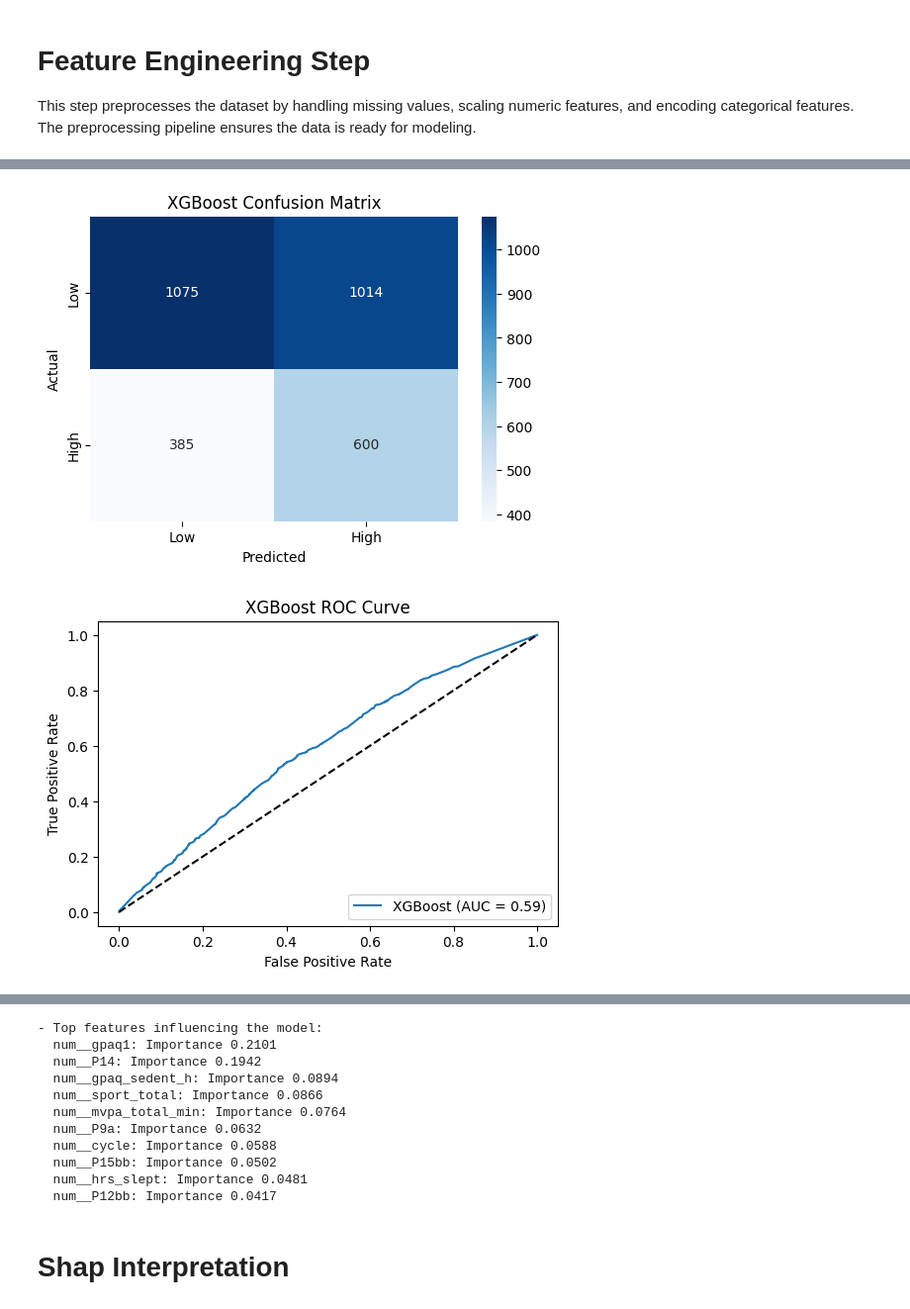
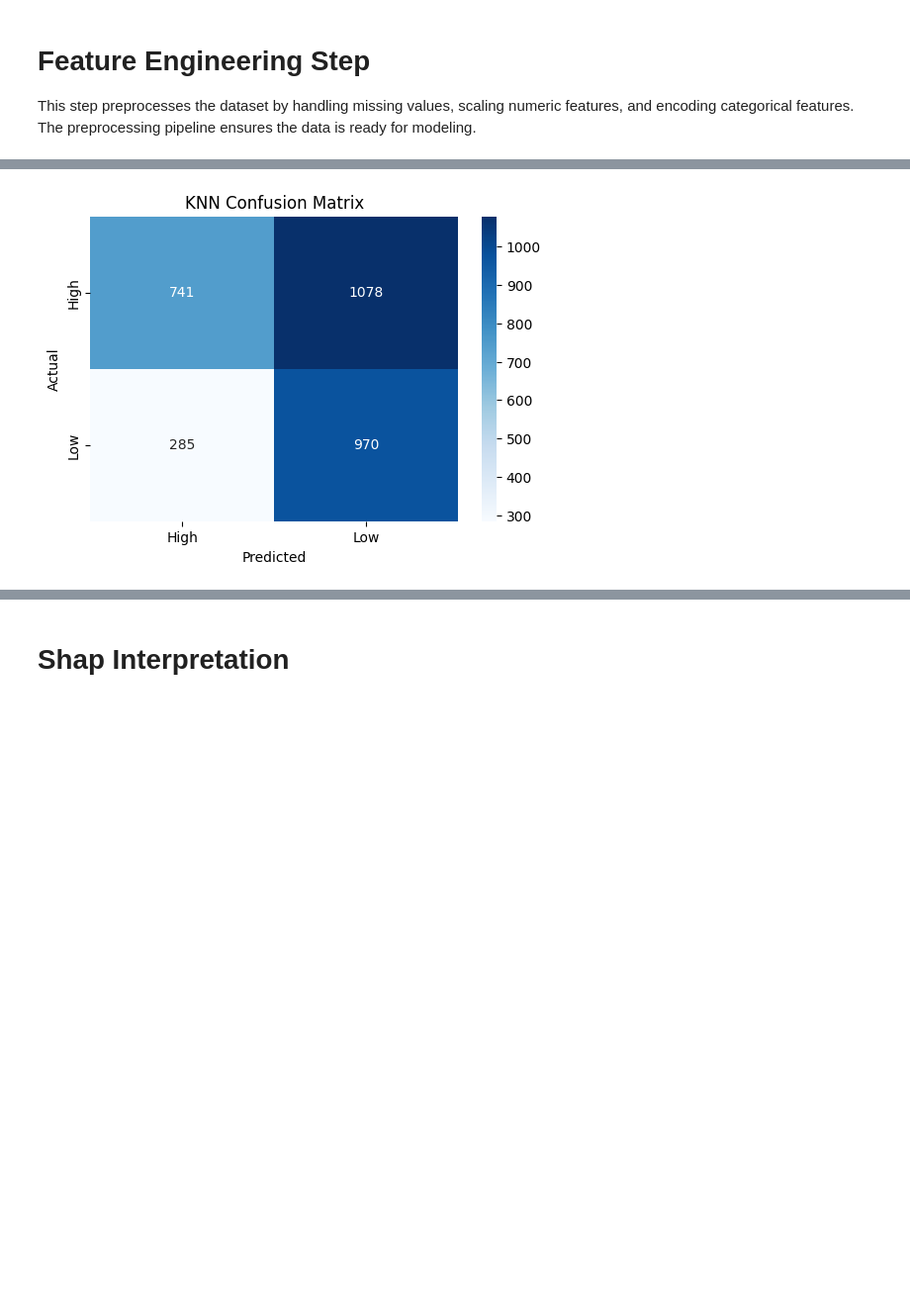
Before and after one commit to stephugm/sad-mental-health-prediction, a Jupyter notebook: student_mental_health.ipynb, the cells around one changed output, grey strips where cells are left out. Shown at 99% size. Cells and saved outputs as stored; diff of their text form; code cells hidden in the pictures; blank space fills up the shorter version.

```diff
--- a/student_mental_health.ipynb
+++ b/student_mental_health.ipynb
@@ -271,11 +384,15 @@ from sklearn.ensemble import RandomForestClassifier
 from sklearn.neighbors import KNeighborsClassifier
 from xgboost import XGBClassifier
 from sklearn.model_selection import train_test_split, GridSearchCV, StratifiedKFold
-from sklearn.metrics import classification_report, confusion_matrix, roc_curve, auc
+from sklearn.metrics import classification_report, confusion_matrix, roc_curve, auc, f1_score
 import matplotlib.pyplot as plt
 import seaborn as sns
 import joblib
 import numpy as np
+# For SMOTE resampling and imbalanced-aware pipeline
+from imblearn.over_sampling import SMOTE
+from imblearn.pipeline import Pipeline as ImbPipeline
+from collections import Counter
 
 # Split the data into training and testing sets
 X = processed_X
@@ -284,8 +401,16 @@ y = y.values  # aligned target array
 X_train, X_test, y_train, y_test = train_test_split(X, y, test_size=0.2, random_state=42, stratify=y)
 # Use stratified K-fold for cross-validation and prioritize recall
 cv = StratifiedKFold(n_splits=5, shuffle=True, random_state=42)
-# Define classifiers and their hyperparameter grids (add class-weight for RF)
+
+# NOTE: SMOTE will be applied inside cross-validation using an imblearn Pipeline
+# (This prevents data leakage from applying SMOTE before CV folds.)
 classifiers = {
+    'XGBoost': (XGBClassifier(eval_metric='logloss', verbosity=0), {
+        "n_estimators": [300, 400, 500],
+        "max_depth": [6, 8, 10],
+        "learning_rate": [0.03, 0.05, 0.07],
+        "subsample": [0.7],
+    }),
     'RandomForest': (RandomForestClassifier(class_weight='balanced', random_state=42), {
         'n_estimators': [50, 100, 200],
         'max_depth': [None, 10, 20],
@@ -295,11 +420,6 @@ classifiers = {
         'n_neighbors': [3, 5, 7],
         'weights': ['uniform', 'distance']
     }),
-    'XGBoost': (XGBClassifier(eval_metric='logloss', verbosity=0), {
-        'n_estimators': [50, 100, 200],
-        'max_depth': [3, 5, 7],
-        'learning_rate': [0.01, 0.1, 0.2]
-    })
 }
 # Attempt to get feature names (sklearn >=1.0) for interpretation/importance mapping
 try:
@@ -309,38 +429,43 @@ except Exception:
         feature_names = preprocessor.get_feature_names_out()
     except Exception:
         feature_names = None
-# Perform hyperparameter tuning and evaluate models (scoring='recall')
+# Perform hyperparameter tuning and evaluate models (scoring='f1_macro')
 for name, (model, params) in classifiers.items():
     print(f"\n{name} Evaluation:")
-    # For XGBoost set scale_pos_weight based on training labels to handle imbalance
-    if name == 'XGBoost':
-        n_pos = int((y_train == 1).sum())
-        n_neg = int((y_train == 0).sum())
-        if n_pos == 0:
-            scale_pos_weight = 1
-        else:
-            scale_pos_weight = float(n_neg) / float(max(1, n_pos))
-        model.set_params(scale_pos_weight=scale_pos_weight)
-        print(f'Set XGBoost scale_pos_weight={scale_pos_weight:.2f}')
-    grid_search = GridSearchCV(model, params, cv=cv, scoring='recall')
+    # Build an imbalanced-aware pipeline that applies SMOTE inside each CV fold
+    pipeline_clf = ImbPipeline([('smote', SMOTE(random_state=42)), ('model', model)])
+    # Prefix the model hyperparameters so GridSearchCV targets the inner estimator
+    param_grid = {f'model__{k}': v for k, v in params.items()}
+    # Optimize for macro-F1 to balance performance across both classes
+    grid_search = GridSearchCV(pipeline_clf, param_grid, cv=cv, scoring='f1_macro', n_jobs=-1)
     grid_search.fit(X_train, y_train)
-    best_model = grid_search.best_estimator_
-    # Save the full pipeline (preprocessor + trained model) to avoid mismatches later
-    pipeline = Pipeline([('preprocessor', preprocessor), ('model', best_model)])
-    joblib.dump(pipeline, f'best_{name}_pipeline.pkl')
+    best_pipeline = grid_search.best_estimator_
+    # Extract the trained inner model for saving into a full preprocessor+model pipeline
+    try:
+        best_model = best_pipeline.named_steps['model']
+    except Exception:
+        best_model = best_pipeline
+    # Save the full pipeline (preprocessor + trained model) for later use
+    deploy_pipeline = Pipeline([('preprocessor', preprocessor), ('model', best_model)])
+    joblib.dump(deploy_pipeline, f'best_{name}_pipeline.pkl')
     if feature_names is not None:
         joblib.dump(feature_names, f'feature_names_{name}.pkl')
     print(f"Best {name} pipeline saved as 'best_{name}_pipeline.pkl'")
 
-    # Predictions and classification report
-    y_pred = best_model.predict(X_test)
+    # Predictions and classification report (use the best_pipeline which expects processed arrays)
+    y_pred = best_pipeline.predict(X_test)
     print("Classification Report:")
-    print(classification_report(y_test, y_pred))
+    # Ensure target names match encoding: 0 -> High, 1 -> Low
+    target_names = ['High', 'Low']
+    print(classification_report(y_test, y_pred, target_names=target_names))
+    # Print macro-F1 explicitly
+    test_macro_f1 = f1_score(y_test, y_pred, average='macro')
+    print(f"Test macro-F1: {test_macro_f1:.4f}")
 
     # Confusion matrix
     cm = confusion_matrix(y_test, y_pred)
     plt.figure(figsize=(6, 4))
-    sns.heatmap(cm, annot=True, fmt='d', cmap='Blues', xticklabels=['Low', 'High'], yticklabels=['Low', 'High'])
+    sns.heatmap(cm, annot=True, fmt='d', cmap='Blues', xticklabels=target_names, yticklabels=target_names)
     plt.title(f'{name} Confusion Matrix')
     plt.xlabel('Predicted')
     plt.ylabel('Actual')
@@ -443,2 +565 @@ weighted avg       0.62      0.54      0.56      3074
-[figure, old version]
-[figure, old version]
+[figure, new version]
@@ -446,14 +567,3 @@ weighted avg       0.62      0.54      0.56      3074
-- Top features influencing the model:
-  num__gpaq1: Importance 0.2101
-  num__P14: Importance 0.1942
-  num__gpaq_sedent_h: Importance 0.0894
-  num__sport_total: Importance 0.0866
-  num__mvpa_total_min: Importance 0.0764
-  num__P9a: Importance 0.0632
-  num__cycle: Importance 0.0588
-  num__P15bb: Importance 0.0502
-  num__hrs_slept: Importance 0.0481
-  num__P12bb: Importance 0.0417
 # %% [markdown]
 # Shap Interpretation
 # %%
```
Also changed, not shown: parts of 8 cells of this notebook, 2 other files.
